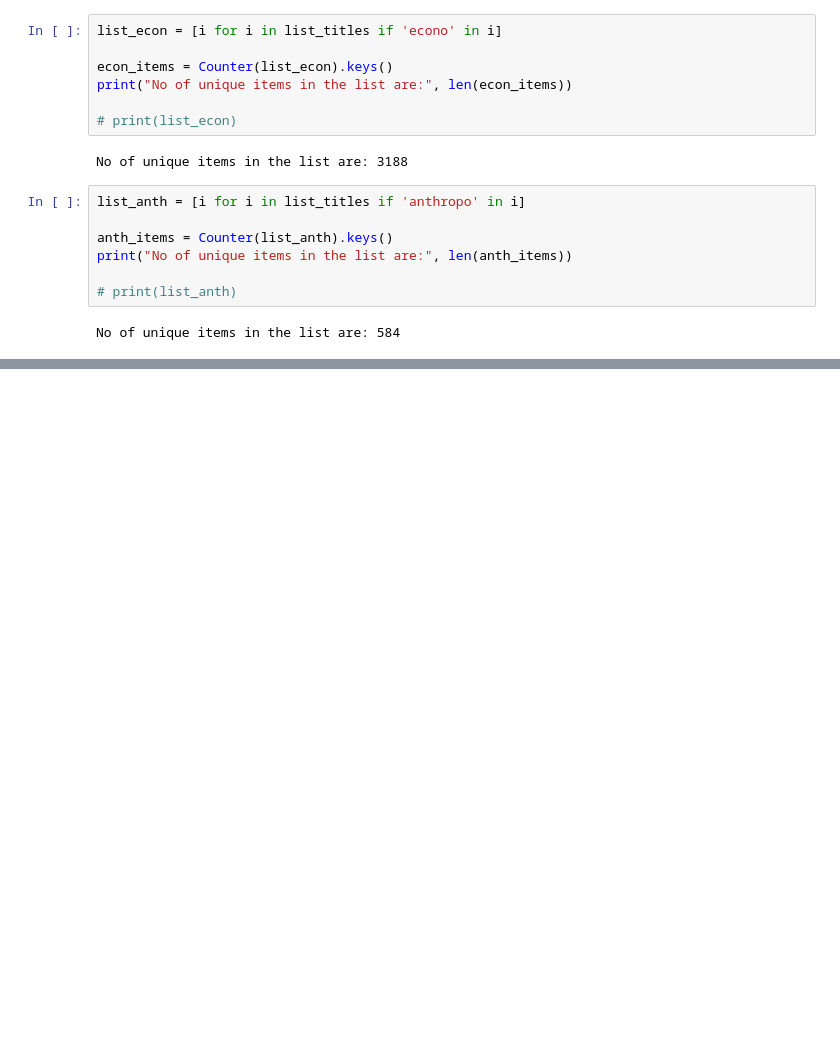
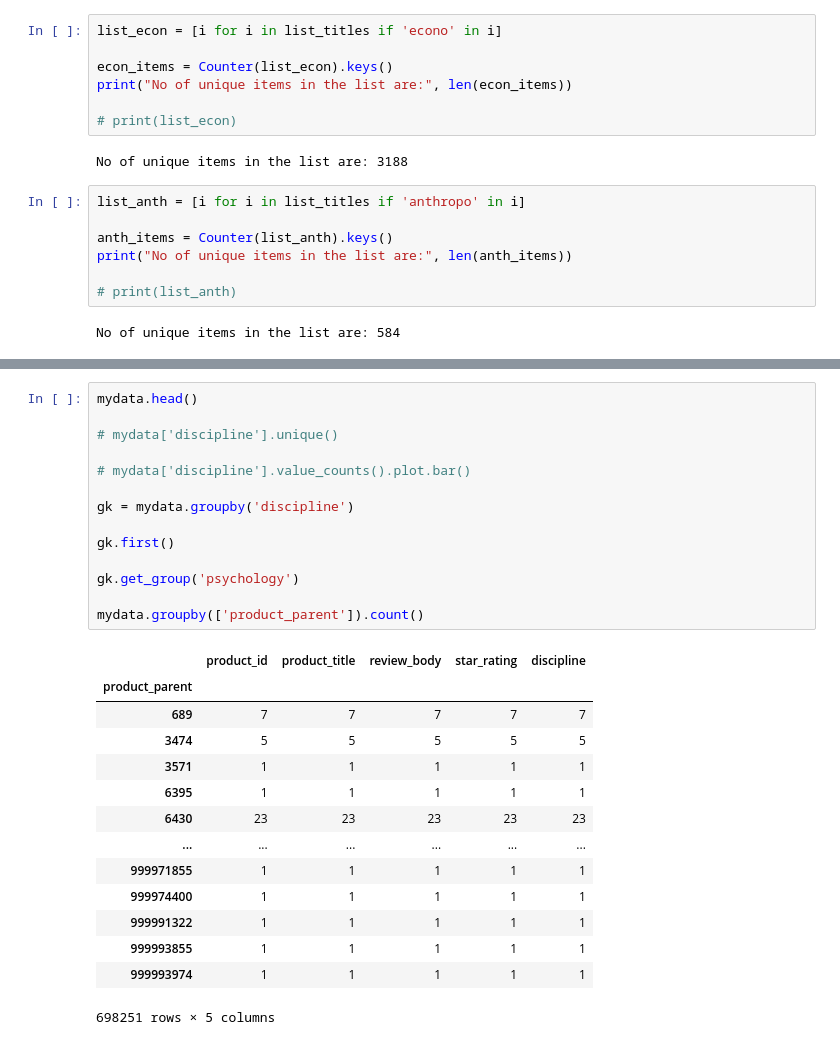
Before and after one commit to halilergul1/NLP_project, a Jupyter notebook: Script_books_amazon.ipynb, the cells around one changed output, grey strips where cells are left out. Drawn from its saved outputs; the diff is of its cells as text; blank space fills up the shorter version.

```diff
--- a/Script_books_amazon.ipynb
+++ b/Script_books_amazon.ipynb
@@ -424,0 +468,29 @@ No of unique items in the list are: 584
+# %%
+mydata.head()
+
+# mydata['discipline'].unique()
+
+# mydata['discipline'].value_counts().plot.bar()
+
+gk = mydata.groupby('discipline')
+
+gk.first()
+
+gk.get_group('psychology')
+
+mydata.groupby(['product_parent']).count()
+# %% [output]
+|  | product_id | product_title | review_body | star_rating | discipline |
+| product_parent |  |  |  |  |  |
+| 689 | 7 | 7 | 7 | 7 | 7 |
+| 3474 | 5 | 5 | 5 | 5 | 5 |
+| 3571 | 1 | 1 | 1 | 1 | 1 |
+| 6395 | 1 | 1 | 1 | 1 | 1 |
+| 6430 | 23 | 23 | 23 | 23 | 23 |
+| ... | ... | ... | ... | ... | ... |
+| 999971855 | 1 | 1 | 1 | 1 | 1 |
+| 999974400 | 1 | 1 | 1 | 1 | 1 |
+| 999991322 | 1 | 1 | 1 | 1 | 1 |
+| 999993855 | 1 | 1 | 1 | 1 | 1 |
+| 999993974 | 1 | 1 | 1 | 1 | 1 |
+698251 rows × 5 columns
```
Also changed, not shown: parts of 9 cells of this notebook.
